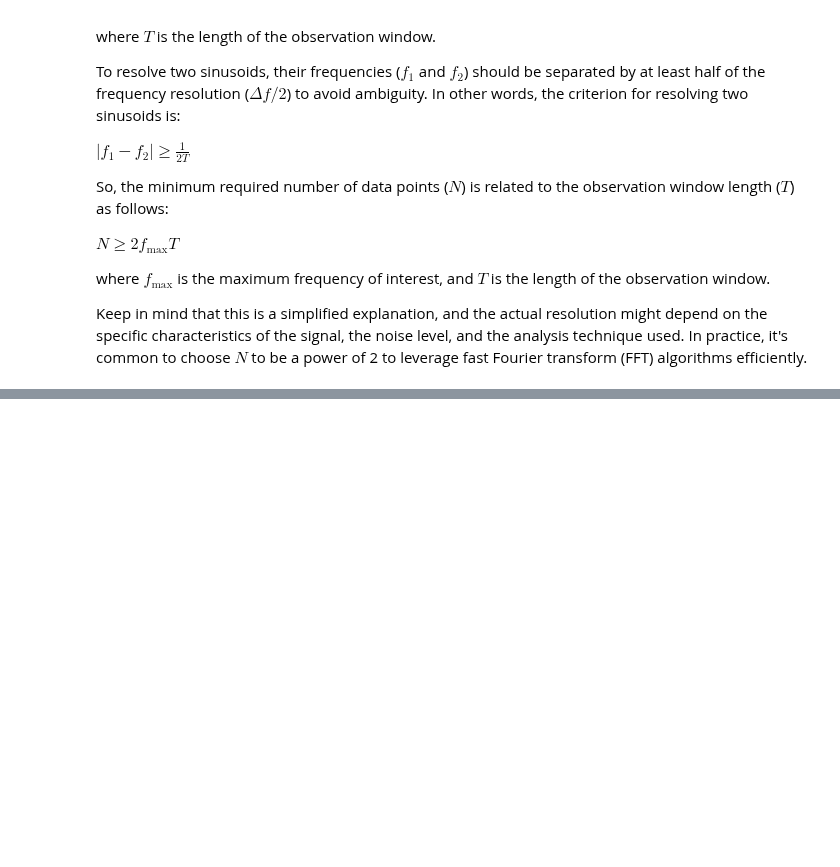
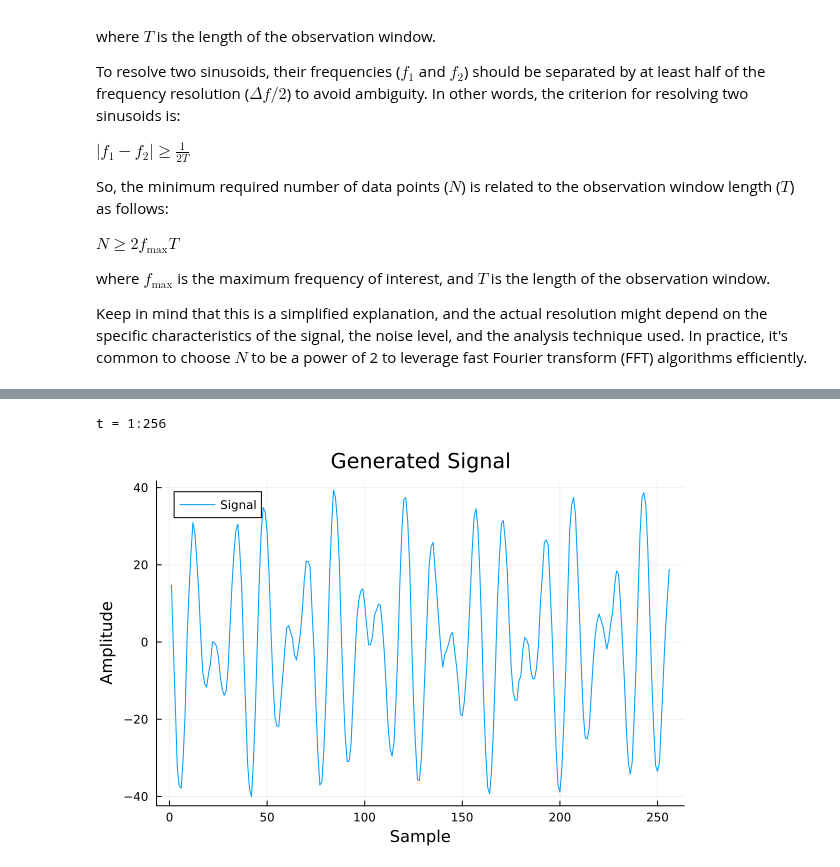
Before and after one commit to setrar/SSP, a Jupyter notebook: Homework/3/Part I/SpectrumEstimation.ipynb, the cells around one changed output, grey strips where cells are left out. Drawn from its saved outputs; the diff is of its cells as text; code cells hidden in the pictures; blank space fills up the shorter version.

```diff
--- a/Homework/3/Part I/SpectrumEstimation.ipynb
+++ b/Homework/3/Part I/SpectrumEstimation.ipynb
@@ -62,0 +71,10 @@ display(plt)
+# %%
+# Plot the signal
+plot(sig(256)
+    , label = "Signal"
+    , xlabel = "Sample", ylabel = "Amplitude"
+    , title = "Generated Signal"
+)
+# %% [output]
+t = 1:256
+[figure, added]
```
Also changed, not shown: parts of 10 cells of this notebook, 8 other files.
